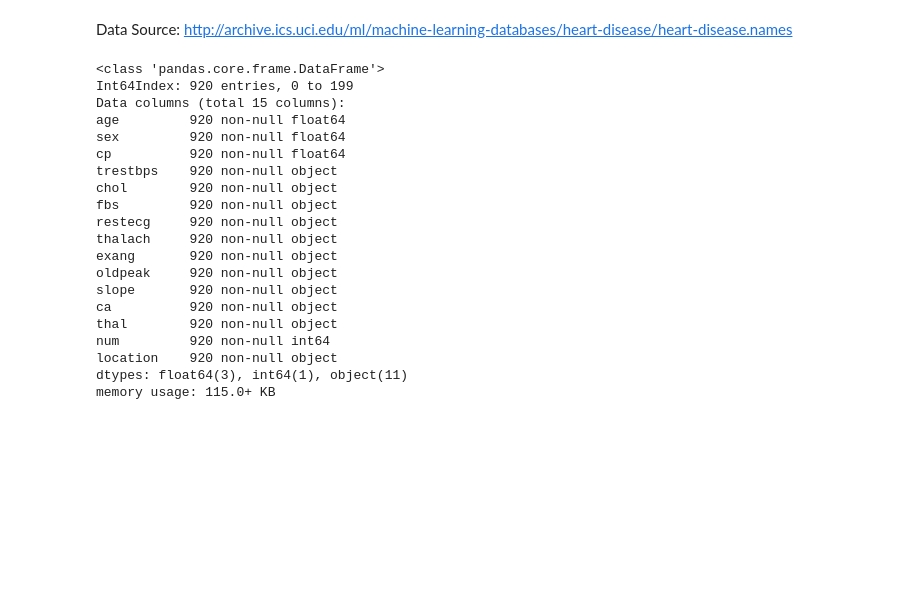
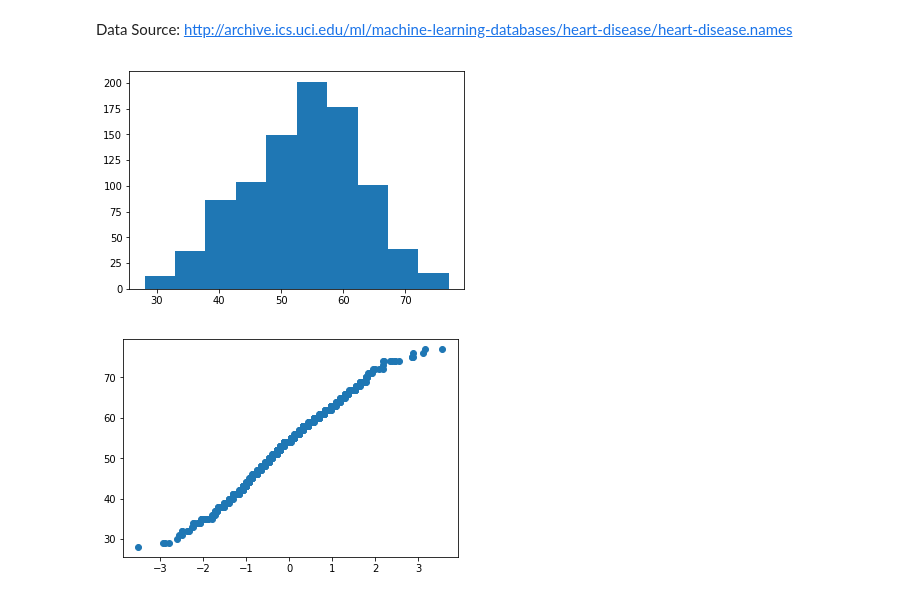
Before and after one commit to kimrharper/thinkful, a Jupyter notebook: unit1/unit1-3-1-datavisualization.ipynb, the cells around one changed output. Drawn from its saved outputs; the diff is of its cells as text; code cells hidden in the pictures; blank space fills up the shorter version.

```diff
--- a/unit1/unit1-3-1-datavisualization.ipynb
+++ b/unit1/unit1-3-1-datavisualization.ipynb
@@ -20,26 +20,20 @@ for path in filename:
     heartdisease.append(tempdf)
 
 heartdf = pd.concat(heartdisease)
-# %%
-heartdf.info()
-# %% [output]
-<class 'pandas.core.frame.DataFrame'>
-Int64Index: 920 entries, 0 to 199
-Data columns (total 15 columns):
-age         920 non-null float64
-sex         920 non-null float64
-cp          920 non-null float64
-trestbps    920 non-null object
-chol        920 non-null object
-fbs         920 non-null object
-restecg     920 non-null object
-thalach     920 non-null object
-exang       920 non-null object
-oldpeak     920 non-null object
-slope       920 non-null object
-ca          920 non-null object
-thal        920 non-null object
-num         920 non-null int64
-location    920 non-null object
-dtypes: float64(3), int64(1), object(11)
-memory usage: 115.0+ KB
+# %%
+heartdf['sex'] = heartdf['sex'].apply(lambda value: 'male' if value == 1 else 'female')
+# %%
+fig,ax = plt.subplots()
+
+plt.hist(heartdf['age'])
+plt.show()
+# %% [output]
+[figure, added]
+# %%
+norm = np.random.normal(0,1,heartdf['age'].count())
+norm.sort()
+normcheck = np.array(heartdf['age'].astype(int).sort_values())
+plt.plot(norm,normcheck,"o")
+plt.show()
+# %% [output]
+[figure, added]
```
Also changed, not shown: parts of 8 cells of this notebook, 1 other file.
